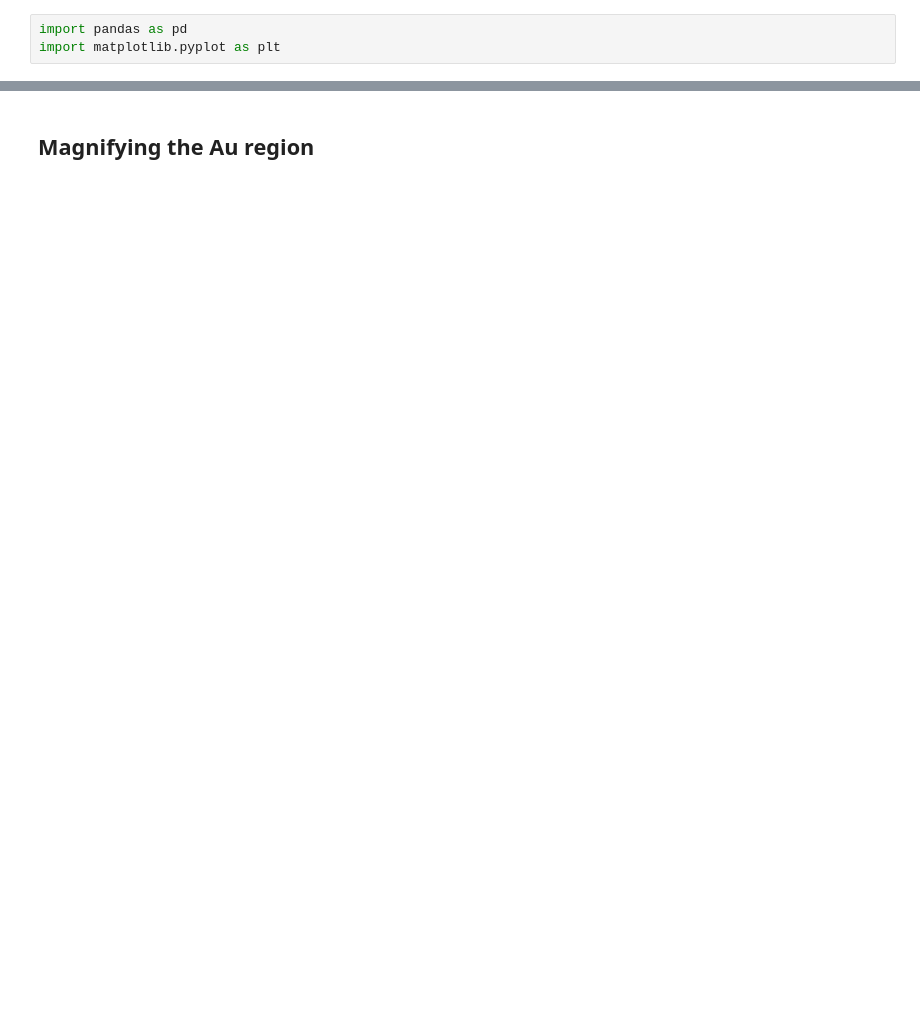
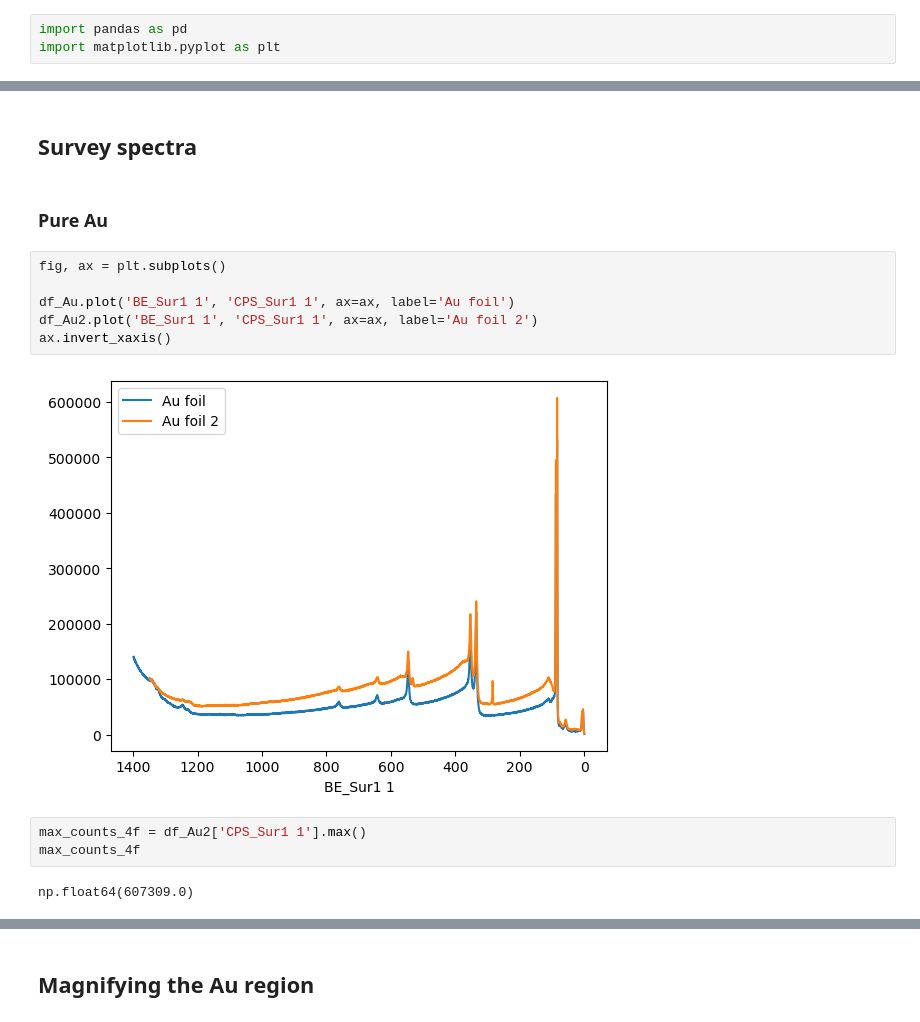
Before and after one commit to theoechem/article_MAHE_2024_IL_pitfalls, a Jupyter notebook: doc/xps.ipynb, the cells around one changed output, grey strips where cells are left out. Saved outputs shown, nothing was run; the diff lists cells and outputs as text; blank space fills up the shorter version.

```diff
--- a/doc/xps.ipynb
+++ b/doc/xps.ipynb
@@ -45,0 +95,17 @@ df_Au.head(3)
+# %% [markdown]
+## Survey spectra
+# %% [markdown]
+### Pure Au
+# %%
+fig, ax = plt.subplots()
+
+df_Au.plot('BE_Sur1 1', 'CPS_Sur1 1', ax=ax, label='Au foil')
+df_Au2.plot('BE_Sur1 1', 'CPS_Sur1 1', ax=ax, label='Au foil 2')
+ax.invert_xaxis()
+# %% [output]
+[figure, added]
+# %%
+max_counts_4f = df_Au2['CPS_Sur1 1'].max()
+max_counts_4f
+# %% [output]
+np.float64(607309.0)
```
Also changed, not shown: parts of 38 cells of this notebook, 25 other files.
